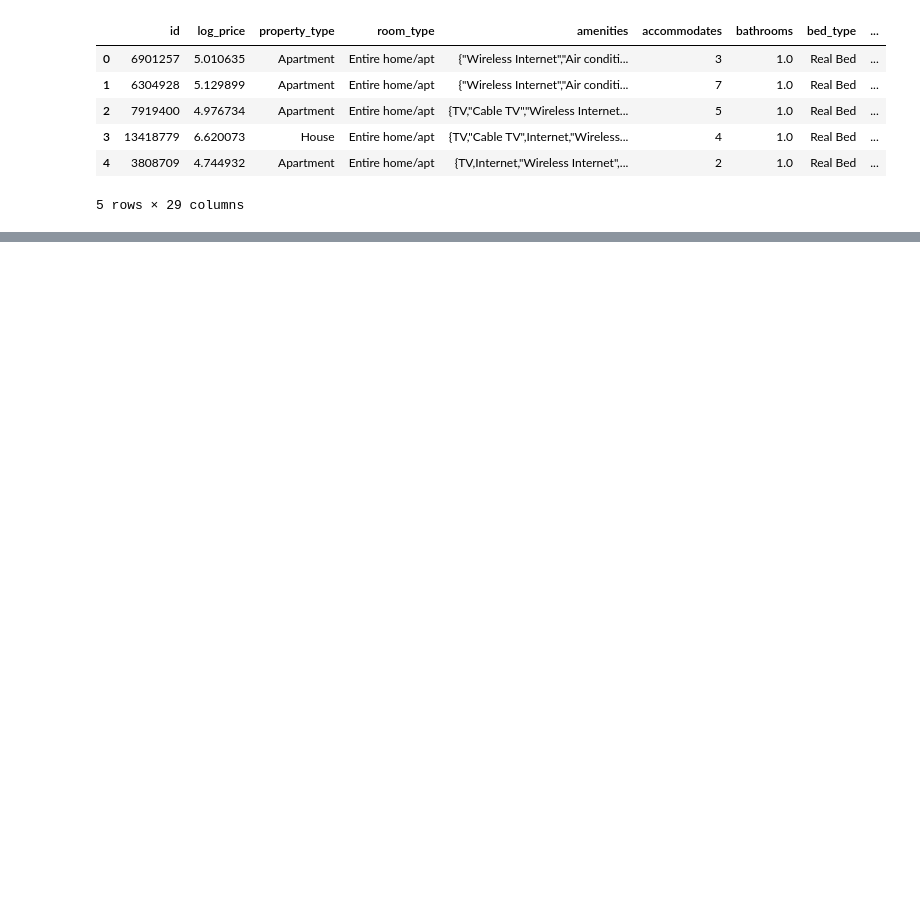
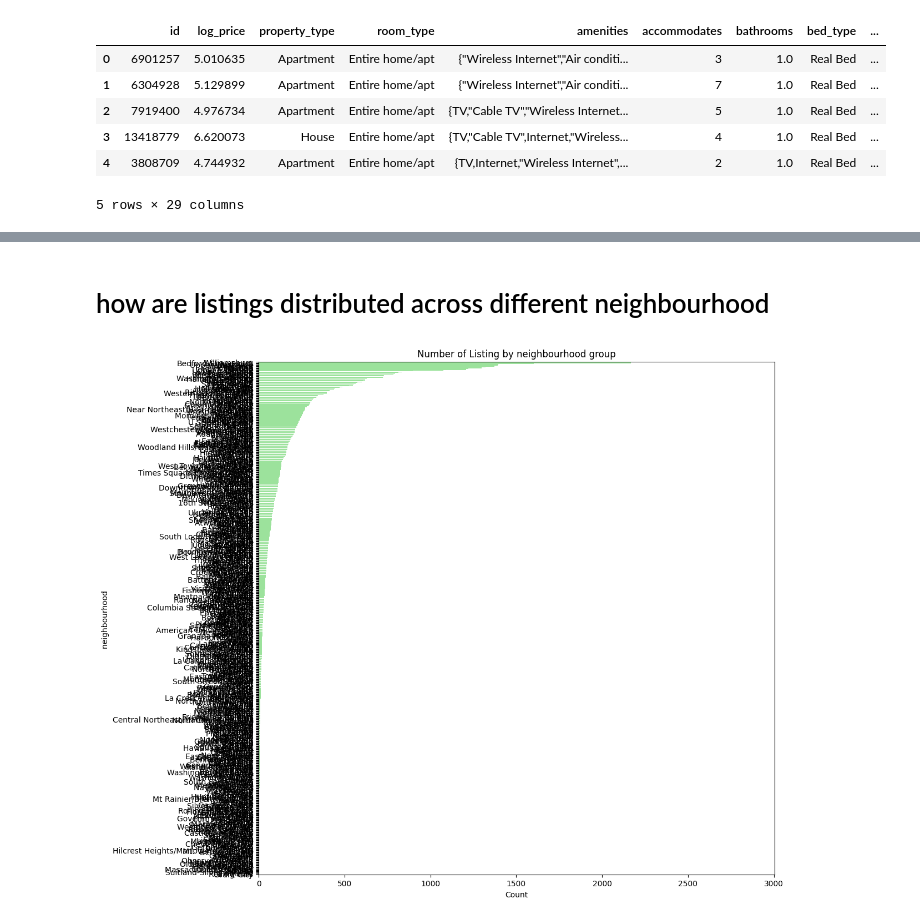
Before and after one commit to mukeshlilawat1/Airbnb-Data-Visualization, a Jupyter notebook: Airbnb.ipynb, the cells around one changed output, grey strips where cells are left out. Saved outputs shown, nothing was run; the diff lists cells and outputs as text; code cells hidden in the pictures; blank space fills up the shorter version.

```diff
--- a/Airbnb.ipynb
+++ b/Airbnb.ipynb
@@ -17,0 +206,11 @@ df.head()
+# %% [markdown]
+# how are listings distributed across different neighbourhood
+# %%
+plt.figure(figsize=(12, 12))
+sns.countplot(y = "neighbourhood", data=df, color="lightgreen", order=df['neighbourhood'].value_counts().index)
+plt.title("Number of Listing by neighbourhood group")
+plt.xlabel("Count")
+plt.ylabel("neighbourhood ")
+plt.show();
+# %% [output]
+[figure, added]
```
Also changed, not shown: parts of 25 cells of this notebook.
